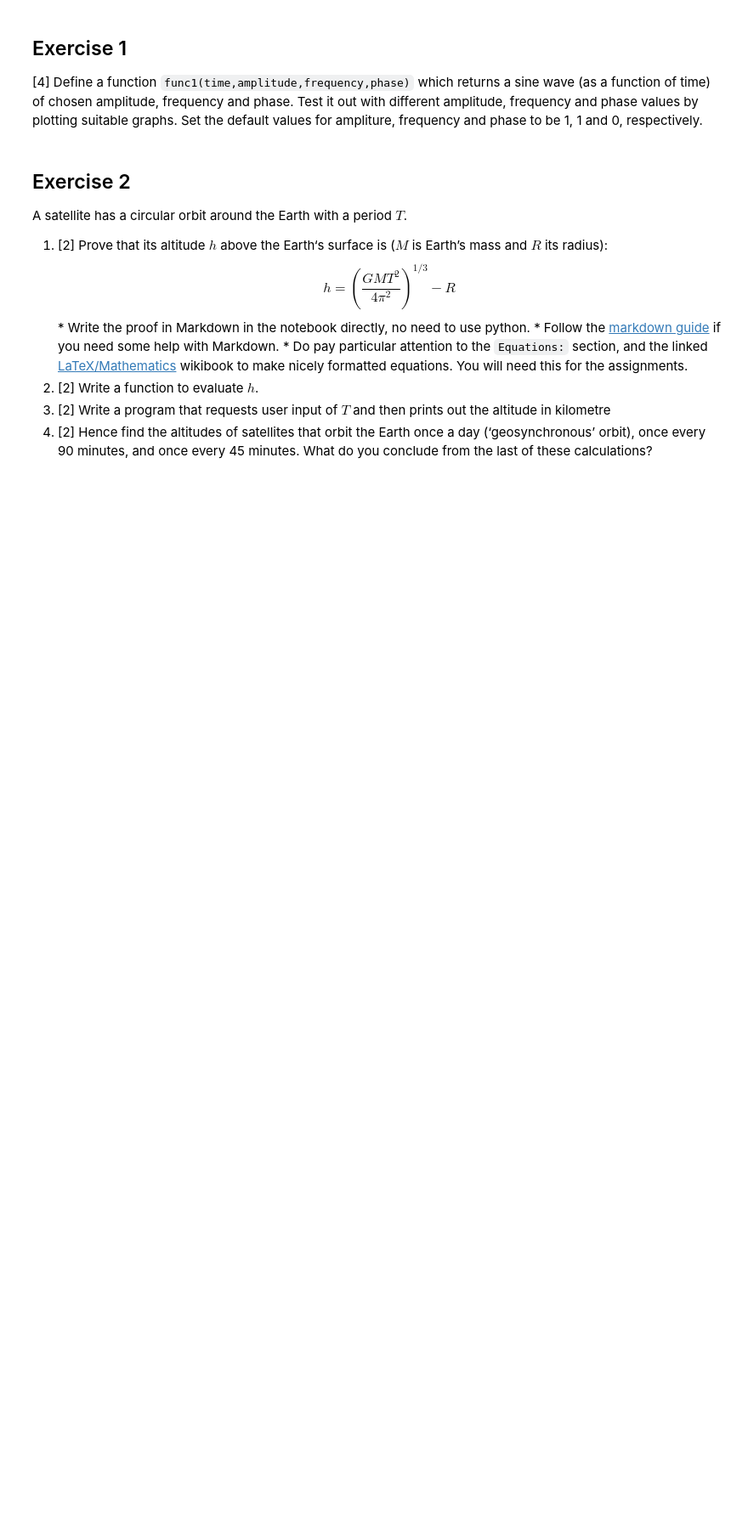
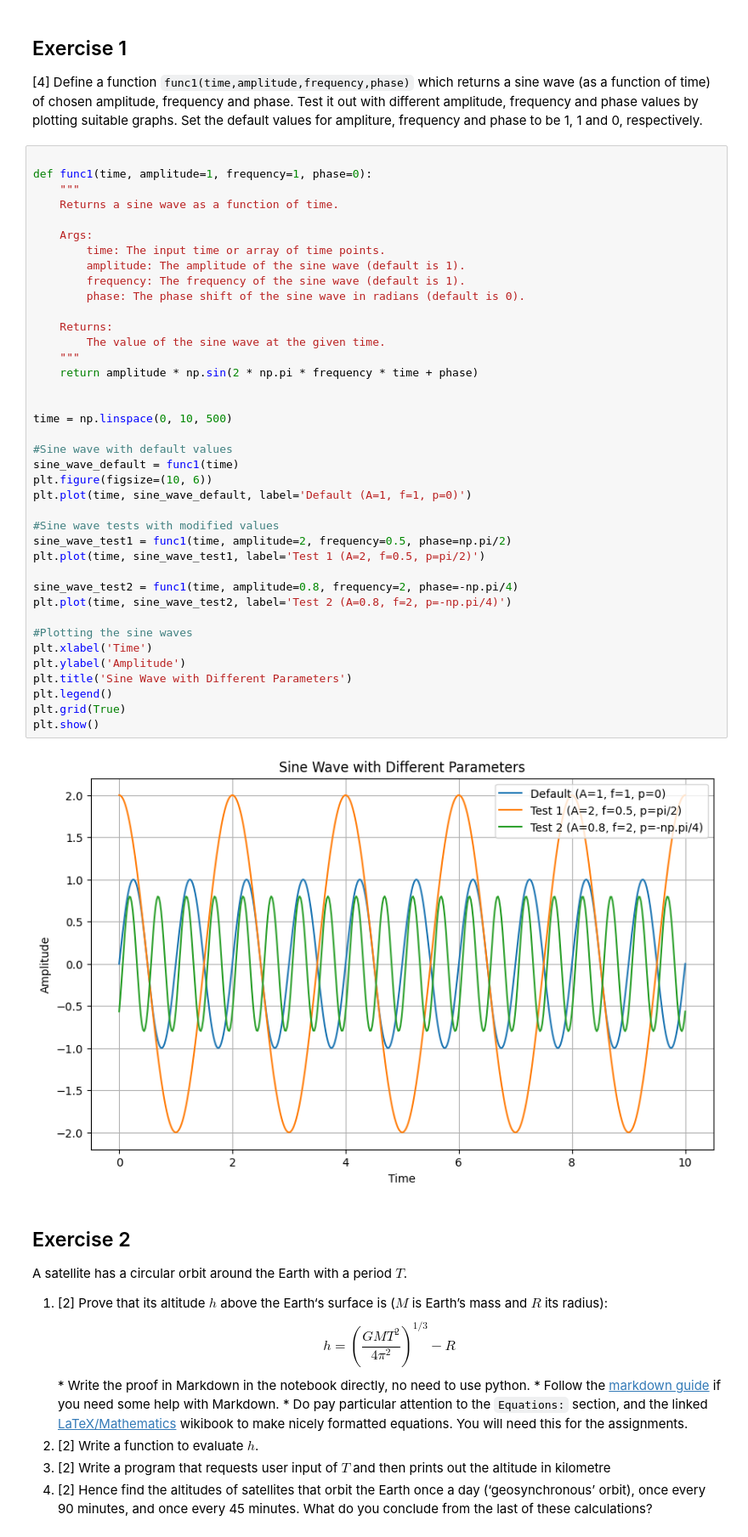
Before and after one commit to PX2145-2025/week-2-b-CameronMcKenzie-05, a Jupyter notebook: Functions.ipynb, the cells around one changed output. Shown: that part at 85% size. Saved outputs shown, nothing was run; the diff lists cells and outputs as text; blank space fills up the shorter version.

```diff
--- a/Functions.ipynb
+++ b/Functions.ipynb
@@ -328,6 +332,47 @@ plt.show()
 ## Exercise 1
 
 [4] Define a function `func1(time,amplitude,frequency,phase)` which returns a sine wave (as a function of time) of chosen amplitude, frequency and phase. Test it out with different amplitude, frequency and phase values by plotting suitable graphs. Set the default values for ampliture, frequency and phase to be 1, 1 and 0, respectively.
+# %%
+
+def func1(time, amplitude=1, frequency=1, phase=0):
+    """
+    Returns a sine wave as a function of time.
+
+    Args:
+        time: The input time or array of time points.
+        amplitude: The amplitude of the sine wave (default is 1).
+        frequency: The frequency of the sine wave (default is 1).
+        phase: The phase shift of the sine wave in radians (default is 0).
+
+    Returns:
+        The value of the sine wave at the given time.
+    """
+    return amplitude * np.sin(2 * np.pi * frequency * time + phase)
+
+
+time = np.linspace(0, 10, 500)
+
+#Sine wave with default values
+sine_wave_default = func1(time)
+plt.figure(figsize=(10, 6))
+plt.plot(time, sine_wave_default, label='Default (A=1, f=1, p=0)')
+
+#Sine wave tests with modified values
+sine_wave_test1 = func1(time, amplitude=2, frequency=0.5, phase=np.pi/2)
+plt.plot(time, sine_wave_test1, label='Test 1 (A=2, f=0.5, p=pi/2)')
+
+sine_wave_test2 = func1(time, amplitude=0.8, frequency=2, phase=-np.pi/4)
+plt.plot(time, sine_wave_test2, label='Test 2 (A=0.8, f=2, p=-np.pi/4)')
+
+#Plotting the sine waves
+plt.xlabel('Time')
+plt.ylabel('Amplitude')
+plt.title('Sine Wave with Different Parameters')
+plt.legend()
+plt.grid(True)
+plt.show()
+# %% [output]
+[figure, added]
 # %% [markdown]
 ## Exercise 2
 
```
Also changed, not shown: parts of 2 cells of this notebook.
